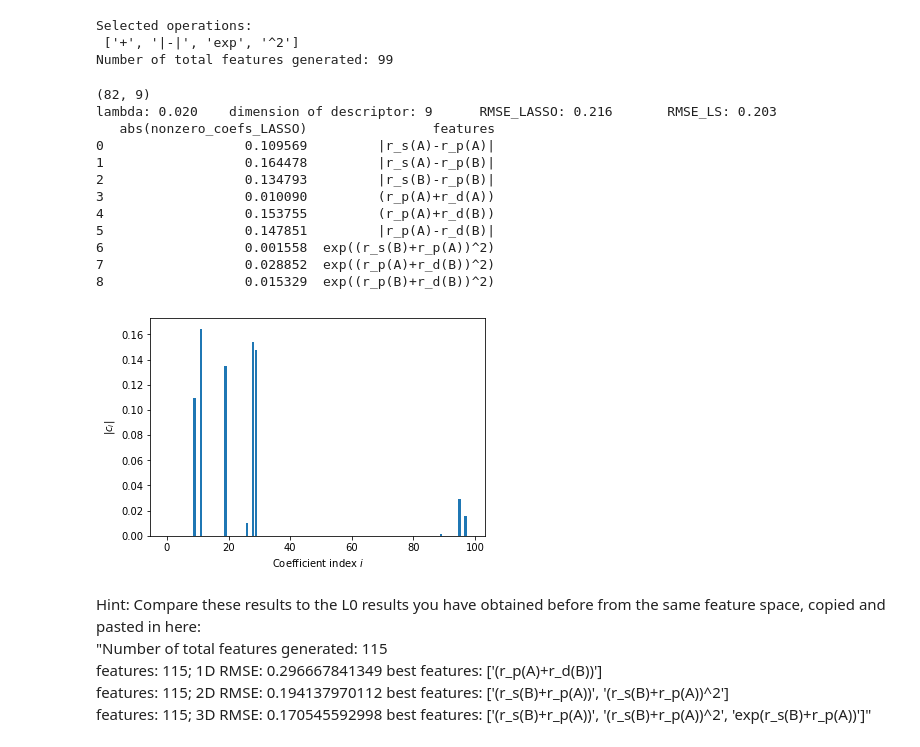
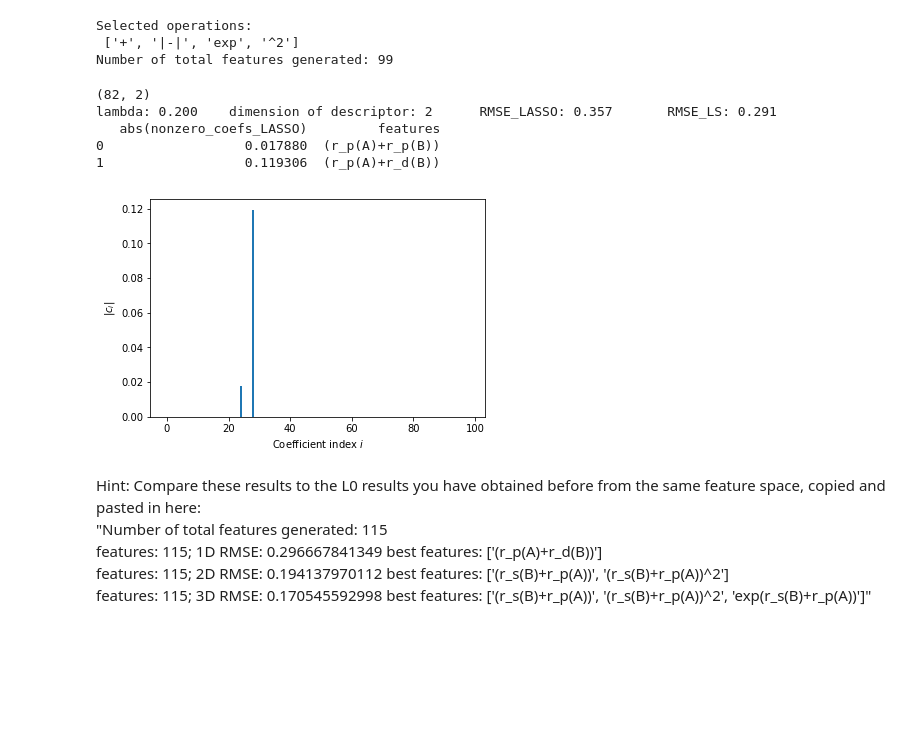
Before and after one commit to ahmetcik/CompressedSensing4MaterialsScience, a Jupyter notebook: tutorial.ipynb, the cells around one changed output. Drawn from its saved outputs; the diff is of its cells as text; code cells hidden in the pictures; blank space fills up the shorter version.

```diff
--- a/tutorial.ipynb
+++ b/tutorial.ipynb
@@ -373,30 +372,23 @@ Selected operations:
 Number of total features generated: 99
 # %%
 # change lam between 0.02 and 0.34, e.g. 0.34, 0.30, 0.20, 0.13, 0.10, 0.02
-lam = 0.02
+lam = 0.2
 
 RMSE_LASSO, RMSE_LS, coef, selected_features = lasso_fit(lam, P, D, features_list)
 plt.bar(range(len(coef)), np.abs(coef))
 plt.xlabel("Coefficient index $i$")
 plt.ylabel("$|c_i|$")
 
 print "lambda: %.3f\t dimension of descriptor: %s\t RMSE_LASSO: %.3f\t RMSE_LS: %.3f" %(lam, len(selected_features), RMSE_LASSO, RMSE_LS)
 print pd.DataFrame({'features':np.array(selected_features), 'abs(nonzero_coefs_LASSO)': np.abs(coef[coef.nonzero()])})
 plt.show()
 # %% [output]
-(82, 9)
-lambda: 0.020    dimension of descriptor: 9      RMSE_LASSO: 0.216       RMSE_LS: 0.203
-   abs(nonzero_coefs_LASSO)                features
-0                  0.109569         |r_s(A)-r_p(A)|
-1                  0.164478         |r_s(A)-r_p(B)|
-2                  0.134793         |r_s(B)-r_p(B)|
-3                  0.010090         (r_p(A)+r_d(A))
-4                  0.153755         (r_p(A)+r_d(B))
-5                  0.147851         |r_p(A)-r_d(B)|
-6                  0.001558  exp((r_s(B)+r_p(A))^2)
-7                  0.028852  exp((r_p(A)+r_d(B))^2)
-8                  0.015329  exp((r_p(B)+r_d(B))^2)
+(82, 2)
+lambda: 0.200    dimension of descriptor: 2      RMSE_LASSO: 0.357       RMSE_LS: 0.291
+   abs(nonzero_coefs_LASSO)         features
+0                  0.017880  (r_p(A)+r_p(B))
+1                  0.119306  (r_p(A)+r_d(B))
-[figure, old version]
+[figure, new version]
 # %% [markdown]
 Hint:
 Compare these results to the L0 results you have obtained before from the same feature space, copied and pasted in here:<br>
```
Also changed, not shown: parts of 8 cells of this notebook.
